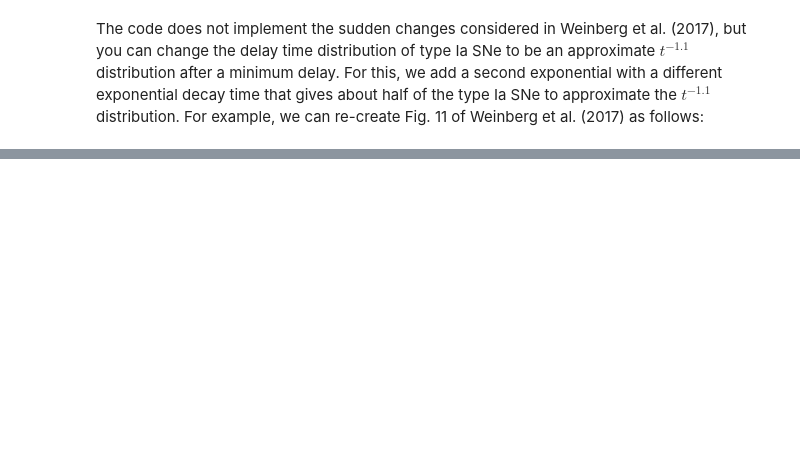
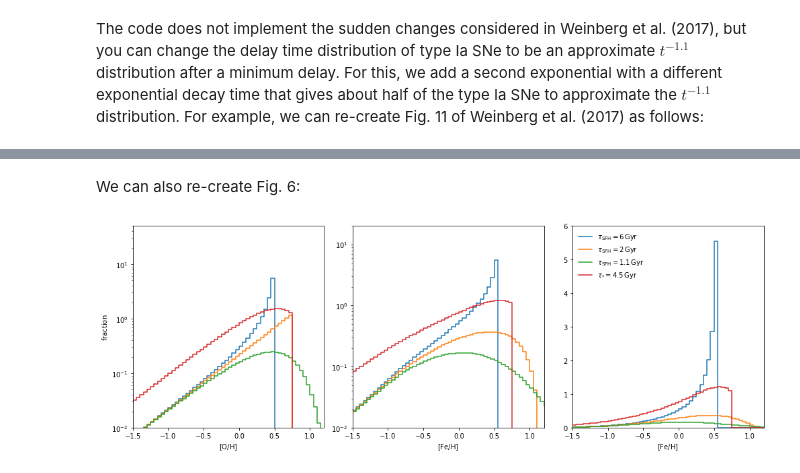
Before and after one commit to jobovy/kimmy, a Jupyter notebook: kimmy-example.ipynb, the cells around one changed output, grey strips where cells are left out. Saved outputs shown, nothing was run; the diff lists cells and outputs as text; code cells hidden in the pictures; blank space fills up the shorter version.

```diff
--- a/kimmy-example.ipynb
+++ b/kimmy-example.ipynb
@@ -187,0 +302,68 @@ tight_layout();
+# %% [markdown]
+We can also re-create Fig. 6:
+# %%
+figsize(14,5)
+FeHs= numpy.linspace(-1.525,1.225,56)
+OHs= numpy.linspace(-1.525,1.225,56)
+oz.default()
+oz.eta= 0.
+oz.r= 0.
+oz.tau_SFH= 6.*u.Gyr
+oz.sfh= 'exp'
+y= [oz.O_H_DF(f)/4. for f in OHs]
+subplot(1,3,1)
+semilogy(OHs,y,ls='steps-mid')
+y= [oz.Fe_H_DF(f)/4. for f in FeHs]
+subplot(1,3,2)
+semilogy(FeHs,y,ls='steps-mid')
+subplot(1,3,3)
+plot(FeHs,y,ls='steps-mid',
+        label=r'$\tau_{\mathrm{SFH}} = 6\,\mathrm{Gyr}$')
+oz.tau_SFH= 2*u.Gyr
+y= [oz.O_H_DF(f)/4. for f in OHs]
+subplot(1,3,1)
+semilogy(OHs,y,ls='steps-mid')
+y= [oz.Fe_H_DF(f)/4. for f in FeHs]
+subplot(1,3,2)
+semilogy(FeHs,y,ls='steps-mid')
+subplot(1,3,3)
+plot(FeHs,y,ls='steps-mid',
+        label=r'$\tau_{\mathrm{SFH}} = 2\,\mathrm{Gyr}$')
+oz.tau_SFH= 1.1*u.Gyr
+y= [oz.O_H_DF(f)/4. for f in OHs]
+subplot(1,3,1)
+semilogy(OHs,y,ls='steps-mid')
+y= [oz.Fe_H_DF(f)/4. for f in FeHs]
+subplot(1,3,2)
+semilogy(FeHs,y,ls='steps-mid')
+subplot(1,3,3)
+plot(FeHs,y,ls='steps-mid',
+        label=r'$\tau_{\mathrm{SFH}} = 1.1\,\mathrm{Gyr}$')
+oz.tau_SFH= 6.*u.Gyr
+oz.tau_SFE= 4.5*u.Gyr
+y= [oz.O_H_DF(f)/4. for f in OHs]
+subplot(1,3,1)
+semilogy(OHs,y,ls='steps-mid')
+y= [oz.Fe_H_DF(f)/4. for f in FeHs]
+subplot(1,3,2)
+semilogy(FeHs,y,ls='steps-mid')
+subplot(1,3,3)
+plot(FeHs,y,ls='steps-mid',
+        label=r'$\tau_{*} = 4.5\,\mathrm{Gyr}$')
+subplot(1,3,1)
+xlabel(r'$[\mathrm{O/H}]$')
+ylabel(r'$\mathrm{fraction}$')
+xlim(-1.5,1.2)
+ylim(0.01,50.)
+subplot(1,3,2)
+xlabel(r'$[\mathrm{Fe/H}]$')
+xlim(-1.5,1.2)
+ylim(0.01,20.)
+subplot(1,3,3)
+xlabel(r'$[\mathrm{Fe/H}]$')
+xlim(-1.5,1.2)
+ylim(0.0,6.)
+legend(frameon=False)
+tight_layout();
+# %% [output]
+[figure, added]
```
Also changed, not shown: parts of 8 cells of this notebook, 1 other file.
